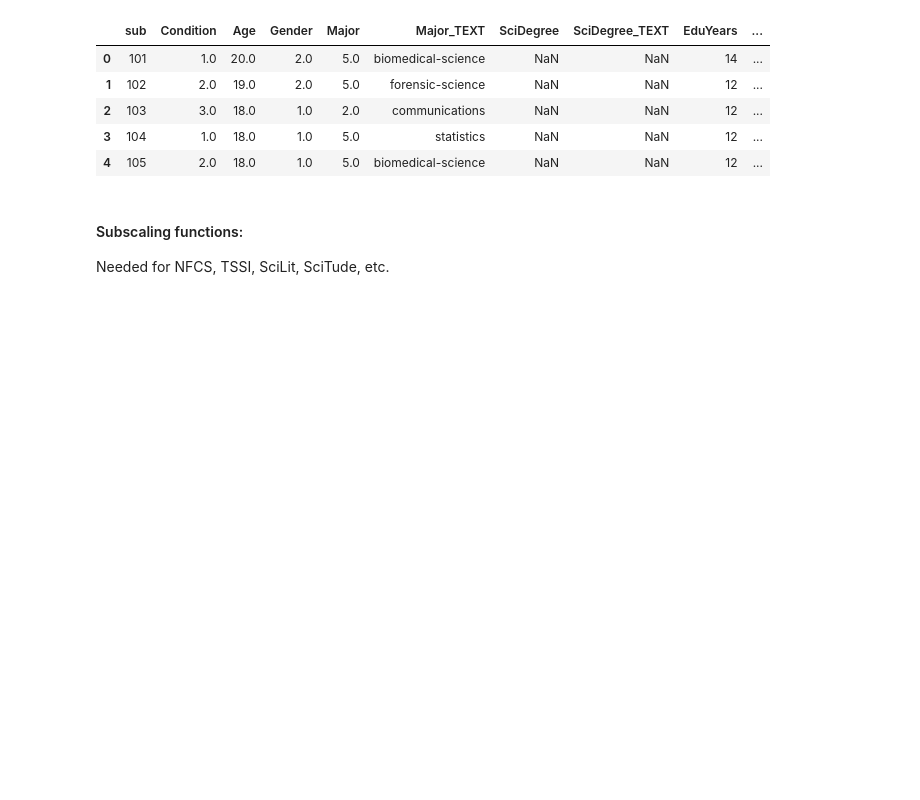
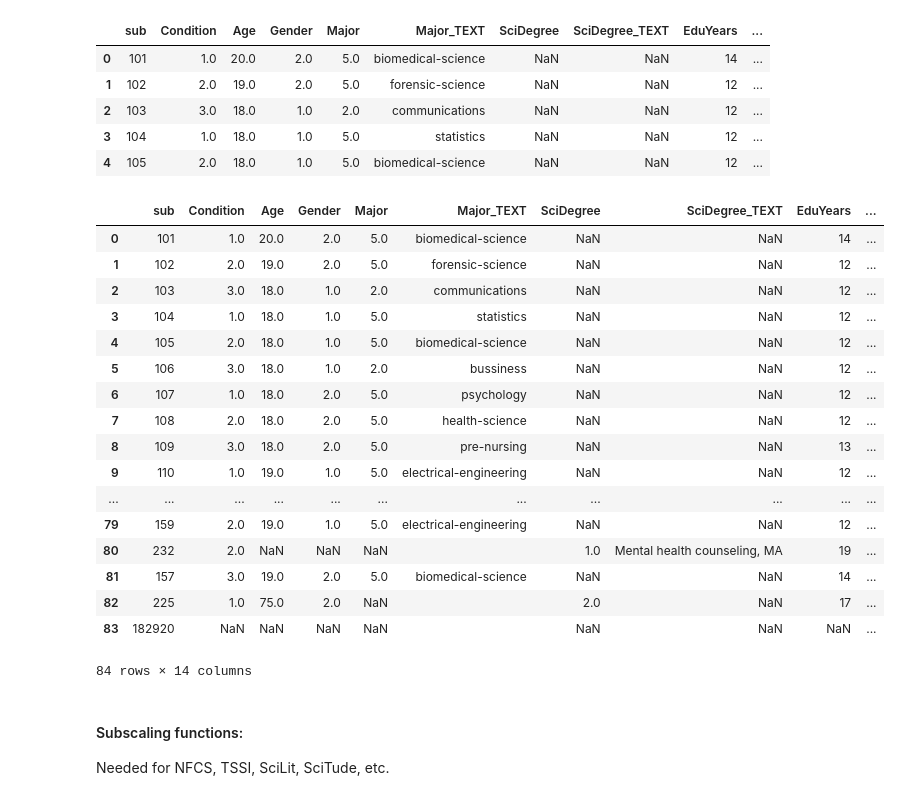
Before and after one commit to lighthall-lab/scilearn, a Jupyter notebook: 0.4.join_subject_level.ipynb, the cells around one changed output. Drawn from its saved outputs; the diff is of its cells as text; code cells hidden in the pictures; blank space fills up the shorter version.

```diff
--- a/0.4.join_subject_level.ipynb
+++ b/0.4.join_subject_level.ipynb
@@ -105,6 +105,27 @@ demog_df.head()
 | 2 | 103 | 3.0 | 18.0 | 1.0 | 2.0 | communications | NaN | NaN | 12 | ... |
 | 3 | 104 | 1.0 | 18.0 | 1.0 | 5.0 | statistics | NaN | NaN | 12 | ... |
 | 4 | 105 | 2.0 | 18.0 | 1.0 | 5.0 | biomedical-science | NaN | NaN | 12 | ... |
+# %%
+demog_df
+# %% [output]
+|  | sub | Condition | Age | Gender | Major | Major_TEXT | SciDegree | SciDegree_TEXT | EduYears | ... |
+| 0 | 101 | 1.0 | 20.0 | 2.0 | 5.0 | biomedical-science | NaN | NaN | 14 | ... |
+| 1 | 102 | 2.0 | 19.0 | 2.0 | 5.0 | forensic-science | NaN | NaN | 12 | ... |
+| 2 | 103 | 3.0 | 18.0 | 1.0 | 2.0 | communications | NaN | NaN | 12 | ... |
+| 3 | 104 | 1.0 | 18.0 | 1.0 | 5.0 | statistics | NaN | NaN | 12 | ... |
+| 4 | 105 | 2.0 | 18.0 | 1.0 | 5.0 | biomedical-science | NaN | NaN | 12 | ... |
+| 5 | 106 | 3.0 | 18.0 | 1.0 | 2.0 | bussiness | NaN | NaN | 12 | ... |
+| 6 | 107 | 1.0 | 18.0 | 2.0 | 5.0 | psychology | NaN | NaN | 12 | ... |
+| 7 | 108 | 2.0 | 18.0 | 2.0 | 5.0 | health-science | NaN | NaN | 12 | ... |
+| 8 | 109 | 3.0 | 18.0 | 2.0 | 5.0 | pre-nursing | NaN | NaN | 13 | ... |
+| 9 | 110 | 1.0 | 19.0 | 1.0 | 5.0 | electrical-engineering | NaN | NaN | 12 | ... |
+| ... | ... | ... | ... | ... | ... | ... | ... | ... | ... | ... |
+| 79 | 159 | 2.0 | 19.0 | 1.0 | 5.0 | electrical-engineering | NaN | NaN | 12 | ... |
+| 80 | 232 | 2.0 | NaN | NaN | NaN |  | 1.0 | Mental health counseling, MA | 19 | ... |
+| 81 | 157 | 3.0 | 19.0 | 2.0 | 5.0 | biomedical-science | NaN | NaN | 14 | ... |
+| 82 | 225 | 1.0 | 75.0 | 2.0 | NaN |  | 2.0 | NaN | 17 | ... |
+| 83 | 182920 | NaN | NaN | NaN | NaN |  | NaN | NaN | NaN | ... |
+84 rows × 14 columns
 # %% [markdown]
 #### Subscaling functions:
 Needed for NFCS, TSSI, SciLit, SciTude, etc.
```
Also changed, not shown: parts of 2 cells of this notebook.
